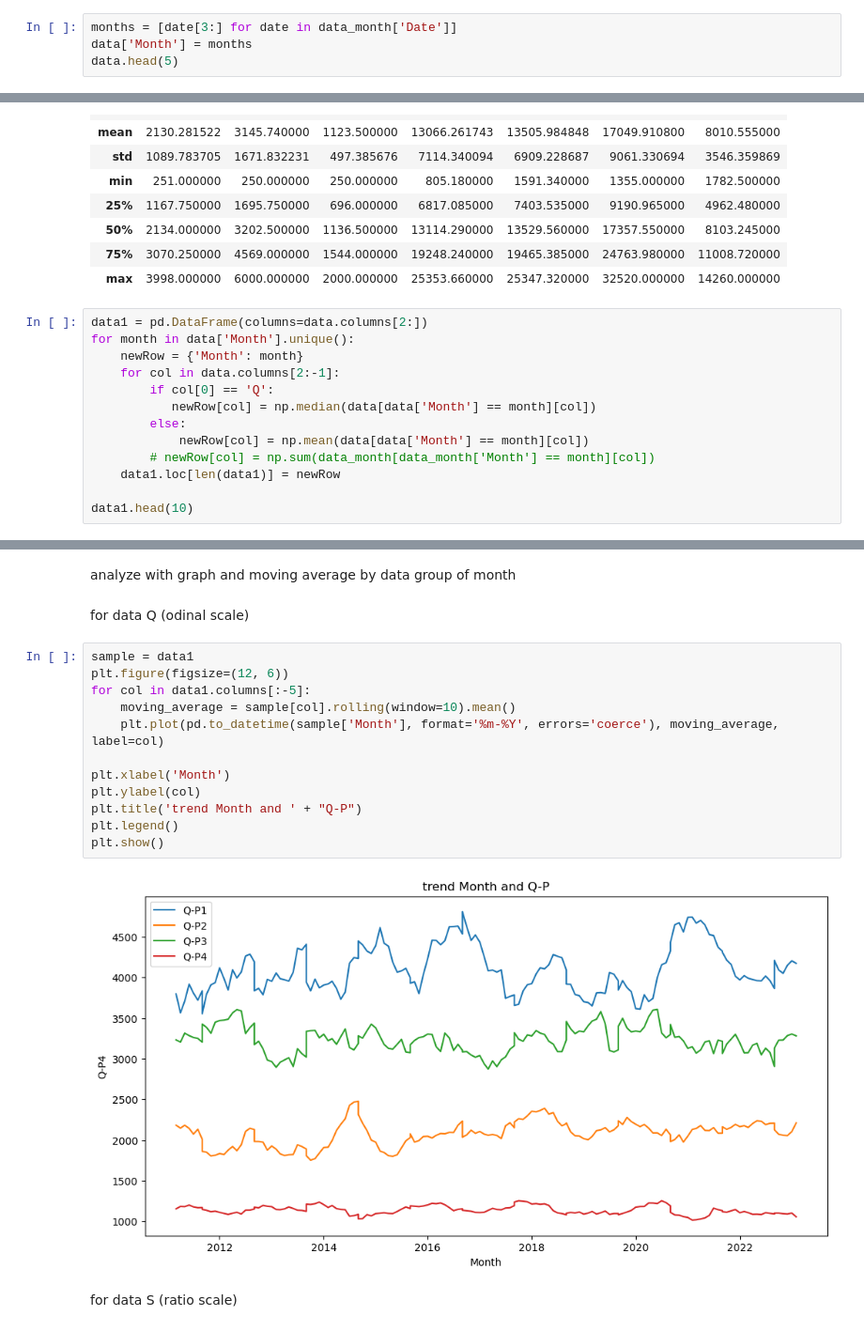
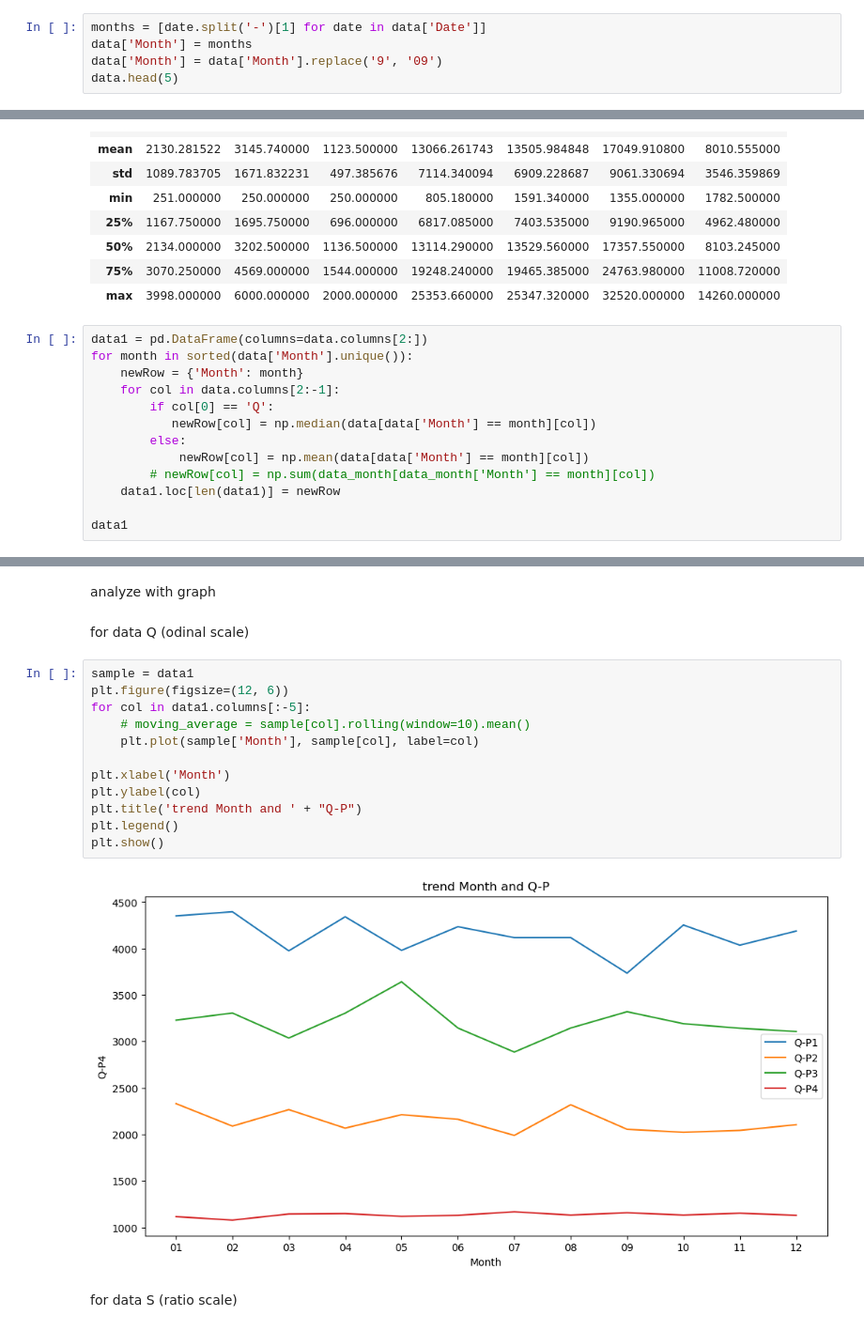
Before and after one commit to lLab-sy/jupyter-test, a Jupyter notebook: Examle-Project/code.ipynb, the cells around one changed output, grey strips where cells are left out. Shown at 94% size. Saved outputs shown, nothing was run; the diff lists cells and outputs as text.

```diff
--- a/Examle-Project/code.ipynb
+++ b/Examle-Project/code.ipynb
@@ -45,7 +44,8 @@ print(set(len(date) for date in data['Date']))
 # %% [markdown]
 Question (1) Is there any trend in the sales of all four products during certain months?
 # %%
-months = [date[3:] for date in data_month['Date']]
+months = [date.split('-')[1] for date in data['Date']]
 data['Month'] = months
+data['Month'] = data['Month'].replace('9', '09')
 data.head(5)
 # %% [output]
@@ -71,7 +71,7 @@ data[data.columns[3:-1]].describe()
 | max | 3998.000000 | 6000.000000 | 2000.000000 | 25353.660000 | 25347.320000 | 32520.000000 | 14260.000000 |
 # %%
 data1 = pd.DataFrame(columns=data.columns[2:])
-for month in data['Month'].unique():
+for month in sorted(data['Month'].unique()):
     newRow = {'Month': month}
     for col in data.columns[2:-1]:
         if col[0] == 'Q':
@@ -81,6 +81,6 @@ for month in data['Month'].unique():
         # newRow[col] = np.sum(data_month[data_month['Month'] == month][col])
     data1.loc[len(data1)] = newRow
 
-data1.head(10)
+data1
 # %% [output]
 |  | Q-P1 | Q-P2 | Q-P3 | Q-P4 | S-P1 | S-P2 | S-P3 | S-P4 | Month |
@@ -97,21 +99,21 @@ data1.head(10)
-# %% [markdown]
-analyze with graph and moving average by data group of month
+# %% [markdown]
+analyze with graph
 # %% [markdown]
 for data Q (odinal scale)
 # %%
 sample = data1
 plt.figure(figsize=(12, 6))
 for col in data1.columns[:-5]:
-    moving_average = sample[col].rolling(window=10).mean()
-    plt.plot(pd.to_datetime(sample['Month'], format='%m-%Y', errors='coerce'), moving_average, label=col)
+    # moving_average = sample[col].rolling(window=10).mean()
+    plt.plot(sample['Month'], sample[col], label=col)
 
 plt.xlabel('Month')
 plt.ylabel(col)
 plt.title('trend Month and ' + "Q-P")
 plt.legend()
 plt.show()
 # %% [output]
-[figure, old version]
+[figure, new version]
 # %% [markdown]
 for data S (ratio scale)
 # %%
```
Also changed, not shown: parts of 15 cells of this notebook, 2 other files.
